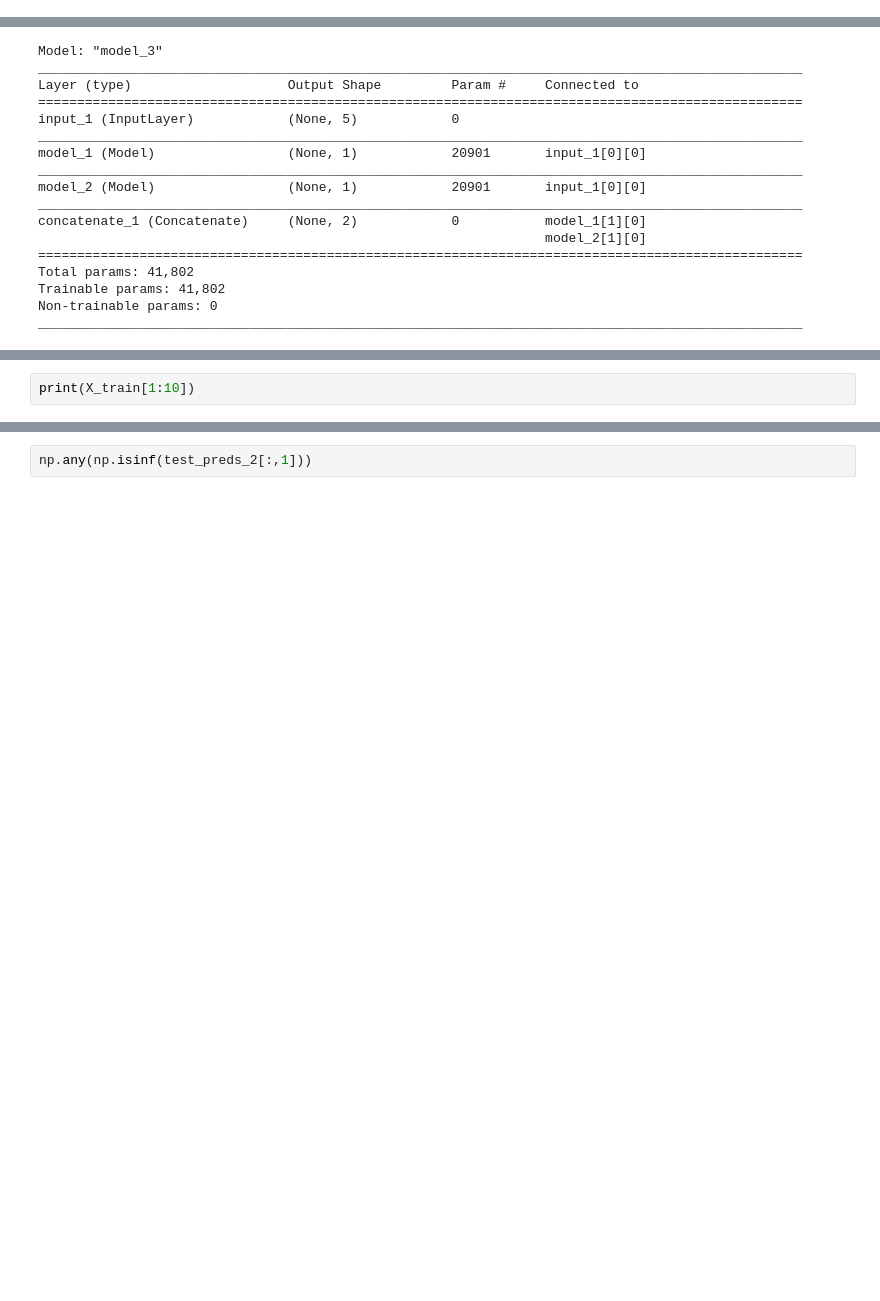
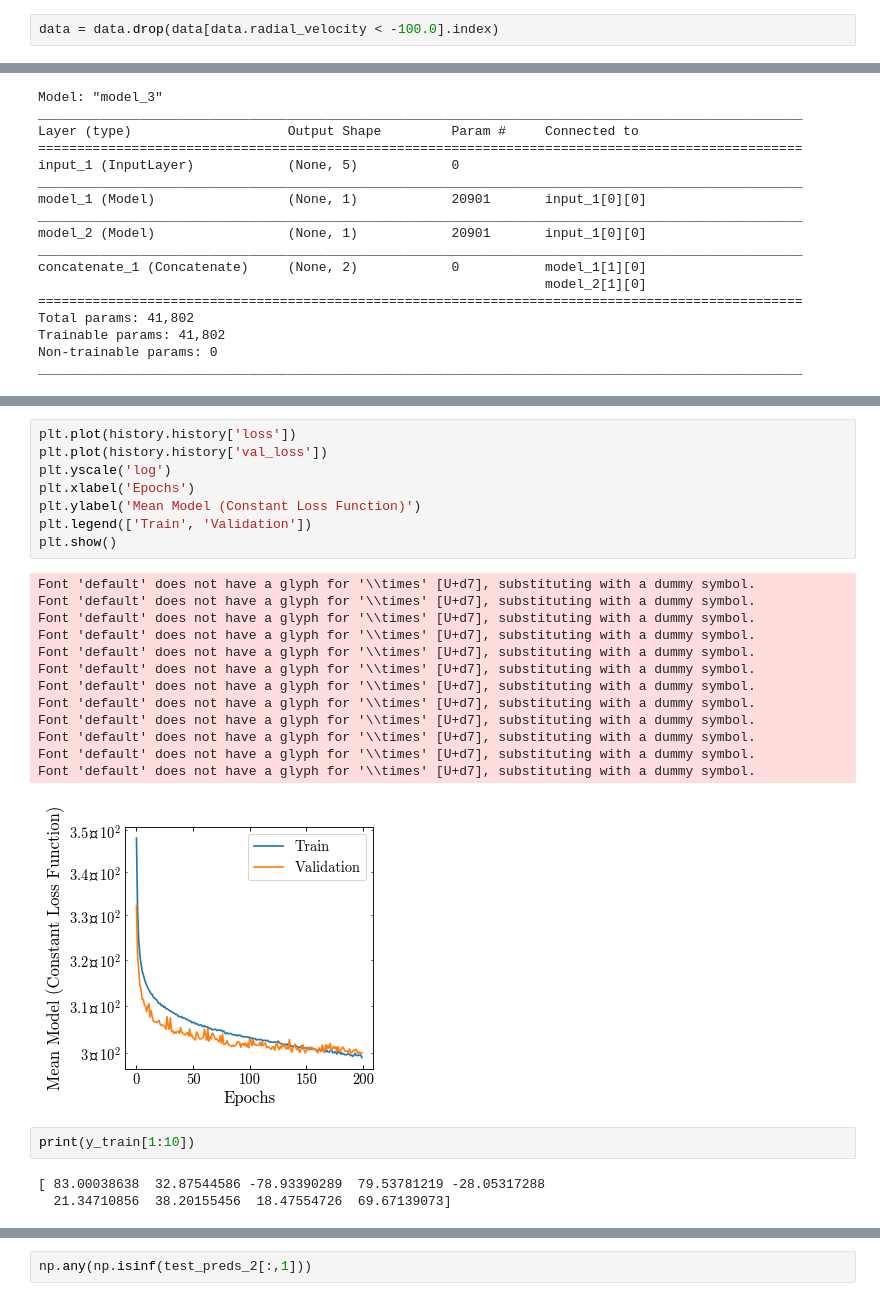
Before and after one commit to adropulic/datax_gaia, a Jupyter notebook: RVTrial3.ipynb, the cells around one changed output, grey strips where cells are left out. Saved outputs shown, nothing was run; the diff lists cells and outputs as text; blank space fills up the shorter version.

```diff
--- a/RVTrial3.ipynb
+++ b/RVTrial3.ipynb
@@ -62,6 +62,8 @@ Removed 62,035 stars labeled as accreted.
 data = data.drop(data[data.radial_velocity > 100.0].index)
 # %% [markdown]
 Removed 484569 stars with radial velocity greater than 100.
+# %%
+data = data.drop(data[data.radial_velocity < -100.0].index)
 # %%
 # What columns to use?
 use_cols = ['l', 'b','parallax','pmra','pmdec']
@@ -333,5 +345,30 @@ KeyboardInterrupt:
+# %%
+plt.plot(history.history['loss'])
+plt.plot(history.history['val_loss'])
+plt.yscale('log')
+plt.xlabel('Epochs')
+plt.ylabel('Mean Model (Constant Loss Function)')
+plt.legend(['Train', 'Validation'])
+plt.show()
+# %% [output]
+Font 'default' does not have a glyph for '\\times' [U+d7], substituting with a dummy symbol.
+Font 'default' does not have a glyph for '\\times' [U+d7], substituting with a dummy symbol.
+Font 'default' does not have a glyph for '\\times' [U+d7], substituting with a dummy symbol.
+Font 'default' does not have a glyph for '\\times' [U+d7], substituting with a dummy symbol.
+Font 'default' does not have a glyph for '\\times' [U+d7], substituting with a dummy symbol.
+Font 'default' does not have a glyph for '\\times' [U+d7], substituting with a dummy symbol.
+Font 'default' does not have a glyph for '\\times' [U+d7], substituting with a dummy symbol.
+Font 'default' does not have a glyph for '\\times' [U+d7], substituting with a dummy symbol.
+Font 'default' does not have a glyph for '\\times' [U+d7], substituting with a dummy symbol.
+Font 'default' does not have a glyph for '\\times' [U+d7], substituting with a dummy symbol.
+Font 'default' does not have a glyph for '\\times' [U+d7], substituting with a dummy symbol.
+Font 'default' does not have a glyph for '\\times' [U+d7], substituting with a dummy symbol.
+[figure, added]
 # %%
-print(X_train[1:10])
+print(y_train[1:10])
+# %% [output]
+[ 83.00038638  32.87544586 -78.93390289  79.53781219 -28.05317288
+  21.34710856  38.20155456  18.47554726  69.67139073]
 # %%
 ConfModel.trainable = True
 MeanModel.trainable = False
```
Also changed, not shown: parts of 15 cells of this notebook.
